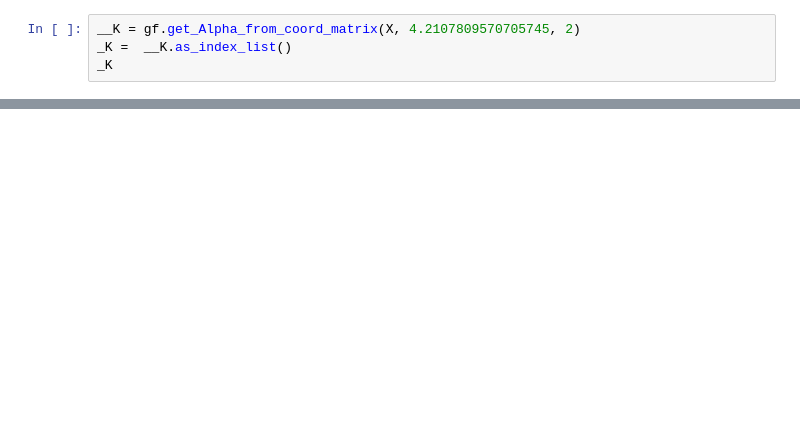
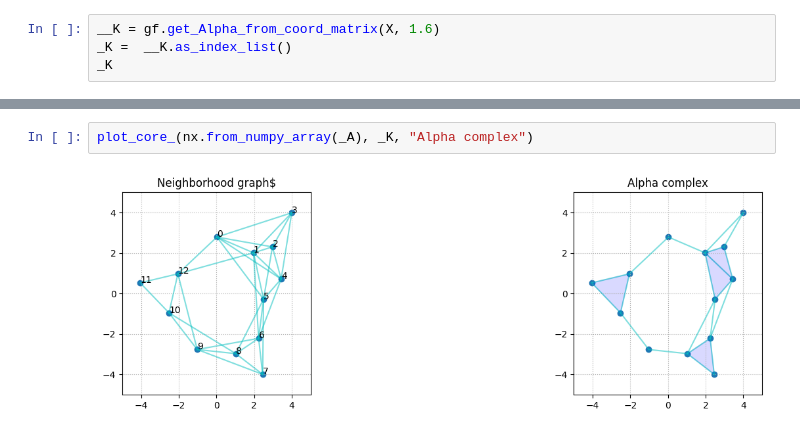
Before and after one commit to Kurkuzabra/NetLibpp, a Jupyter notebook: netlibpp/src/testing/test_complex.ipynb, the cells around one changed output, grey strips where cells are left out. Cells and saved outputs as stored; diff of their text form; blank space fills up the shorter version.

```diff
--- a/netlibpp/src/testing/test_complex.ipynb
+++ b/netlibpp/src/testing/test_complex.ipynb
@@ -118,4 +274,4 @@ __K.filtration(1)[5].get_volume()
 # %%
-__K = gf.get_Alpha_from_coord_matrix(X, 4.2107809570705745, 2)
+__K = gf.get_Alpha_from_coord_matrix(X, 1.6)
 _K =  __K.as_index_list()
 _K
@@ -122 +296,5 @@ _K
+# %%
+plot_core_(nx.from_numpy_array(_A), _K, "Alpha complex")
+# %% [output]
+[figure, added]
 # %%
```
Also changed, not shown: parts of 19 cells of this notebook, 13 other files.
